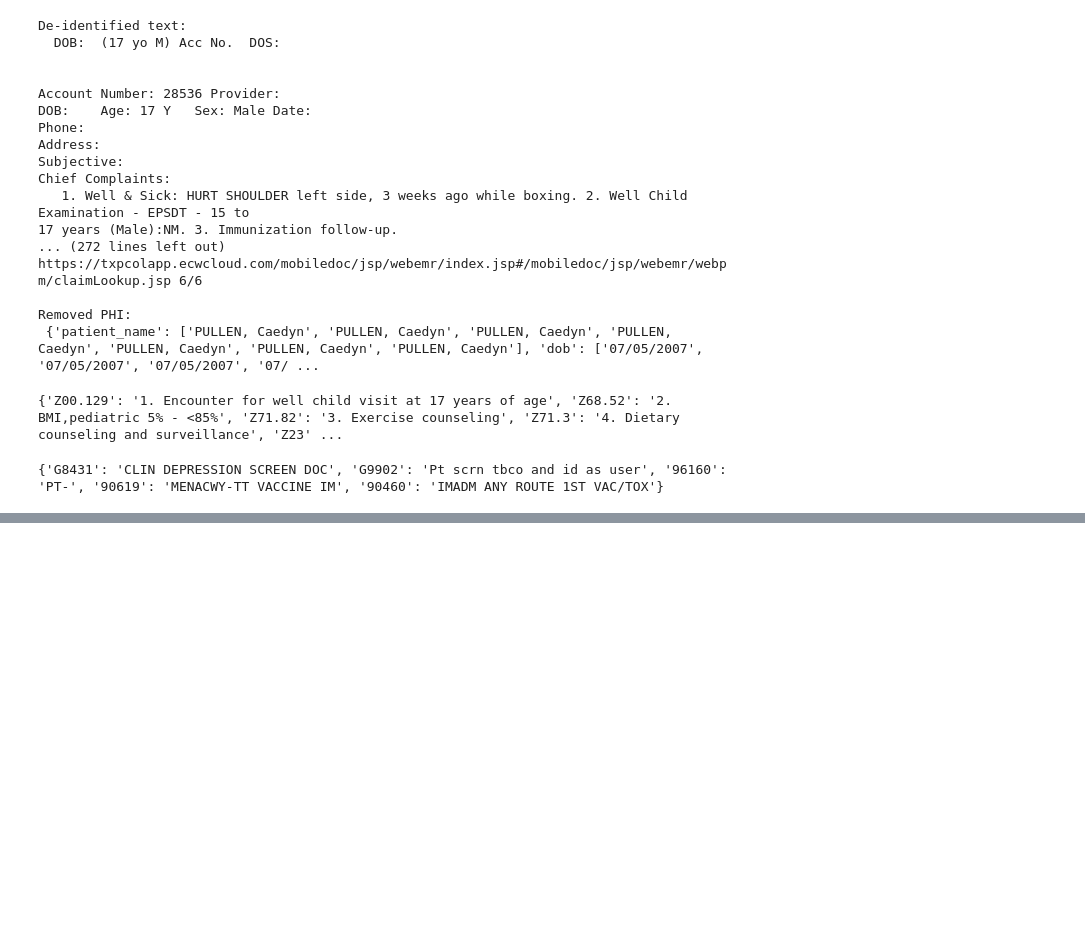
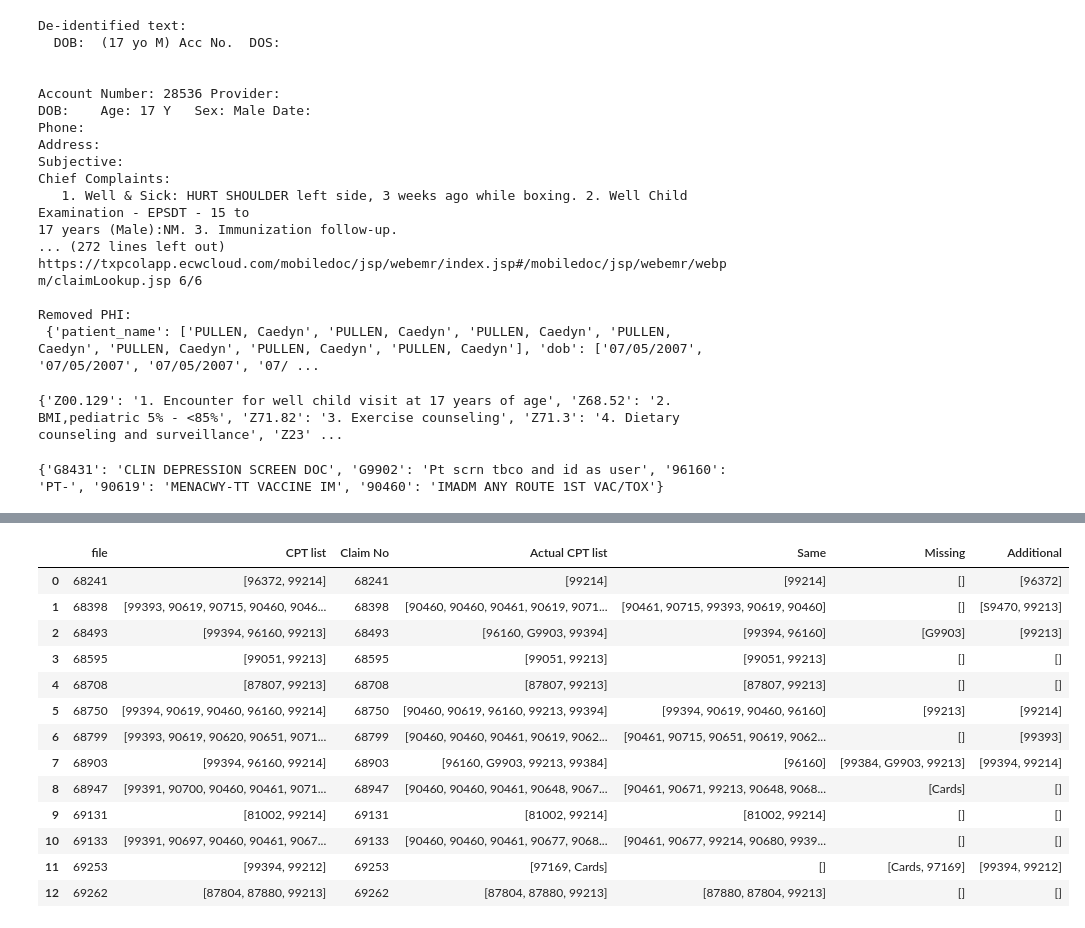
Before and after one commit to Im-Moazzam/PCOL, a Jupyter notebook: pcol_openai.ipynb, the cells around one changed output, grey strips where cells are left out. Cells and saved outputs as stored; diff of their text form; code cells hidden in the pictures; blank space fills up the shorter version.

```diff
--- a/pcol_openai.ipynb
+++ b/pcol_openai.ipynb
@@ -159,7 +157,7 @@ print(extract_procedure_codes(deidentified_text))
 # %% [output]
 {'G8431': 'CLIN DEPRESSION SCREEN DOC', 'G9902': 'Pt scrn tbco and id as user', '96160': 'PT-', '90619': 'MENACWY-TT VACCINE IM', '90460': 'IMADM ANY ROUTE 1ST VAC/TOX'}
 # %%
-llm = ChatOpenAI(model="gpt-4o-mini")
+llm = ChatOpenAI(model="gpt-4o")
 # %%
 with open("cpt_reference.json", "r") as f:
     cpt_data = json.load(f)
@@ -261,0 +273,11 @@ merged[['Claim No','Same', 'Missing', 'Additional']]
+# %%
+results = []
+
+for note in os.listdir(DIR):
+    filename = note.split(".")[0]
+
+    if note.lower().endswith(".pdf"):
+        result = pipeline(
+            os.path.join(DIR, note),
+        )
+        results.append({"file": filename, "CPT list": result})
@@ -261,0 +304,46 @@ merged[['Claim No','Same', 'Missing', 'Additional']]
+# %%
+df = pd.DataFrame(results)
+
+actual_cpts = pd.read_excel("Required Solution.xlsx", usecols=["Claim No", "CPT Code"])
+actual_grouped = actual_cpts.groupby("Claim No")["CPT Code"].apply(list).reset_index()
+actual_grouped.rename(columns={"CPT Code": "Actual CPT list"}, inplace=True)
+
+df["file"] = df["file"].astype(int)
+merged = pd.merge(df, actual_grouped, left_on="file", right_on="Claim No", how="inner")
+
+
+def compare_cpts(row):
+    predicted = set(map(str, row["CPT list"]))
+    actual = set(map(str, row["Actual CPT list"]))
+    missing = list(actual - predicted)
+    same = list(actual & predicted)
+    additional = list(predicted - actual)
+    return pd.Series(
+        [same, missing, additional], index=["Same", "Missing", "Additional"]
+    )
+
+
+merged[["Same", "Missing", "Additional"]] = merged.apply(compare_cpts, axis=1)
+
+
+merged[["Claim No", "Same", "Missing", "Additional"]]
+
+final_df = pd.DataFrame()
+final_df = pd.concat([final_df, merged], axis=0, ignore_index=True)
+# %%
+final_df
+# %% [output]
+|  | file | CPT list | Claim No | Actual CPT list | Same | Missing | Additional |
+| 0 | 68241 | [96372, 99214] | 68241 | [99214] | [99214] | [] | [96372] |
+| 1 | 68398 | [99393, 90619, 90715, 90460, 9046... | 68398 | [90460, 90460, 90461, 90619, 9071... | [90461, 90715, 99393, 90619, 90460] | [] | [S9470, 99213] |
+| 2 | 68493 | [99394, 96160, 99213] | 68493 | [96160, G9903, 99394] | [99394, 96160] | [G9903] | [99213] |
+| 3 | 68595 | [99051, 99213] | 68595 | [99051, 99213] | [99051, 99213] | [] | [] |
+| 4 | 68708 | [87807, 99213] | 68708 | [87807, 99213] | [87807, 99213] | [] | [] |
+| 5 | 68750 | [99394, 90619, 90460, 96160, 99214] | 68750 | [90460, 90619, 96160, 99213, 99394] | [99394, 90619, 90460, 96160] | [99213] | [99214] |
+| 6 | 68799 | [99393, 90619, 90620, 90651, 9071... | 68799 | [90460, 90460, 90461, 90619, 9062... | [90461, 90715, 90651, 90619, 9062... | [] | [99393] |
+| 7 | 68903 | [99394, 96160, 99214] | 68903 | [96160, G9903, 99213, 99384] | [96160] | [99384, G9903, 99213] | [99394, 99214] |
+| 8 | 68947 | [99391, 90700, 90460, 90461, 9071... | 68947 | [90460, 90460, 90461, 90648, 9067... | [90461, 90671, 99213, 90648, 9068... | [Cards] | [] |
+| 9 | 69131 | [81002, 99214] | 69131 | [81002, 99214] | [81002, 99214] | [] | [] |
+| 10 | 69133 | [99391, 90697, 90460, 90461, 9067... | 69133 | [90460, 90460, 90461, 90677, 9068... | [90461, 90677, 99214, 90680, 9939... | [] | [] |
+| 11 | 69253 | [99394, 99212] | 69253 | [97169, Cards] | [] | [Cards, 97169] | [99394, 99212] |
+| 12 | 69262 | [87804, 87880, 99213] | 69262 | [87804, 87880, 99213] | [87880, 87804, 99213] | [] | [] |
```
Also changed, not shown: parts of 11 cells of this notebook, 1 other file.
